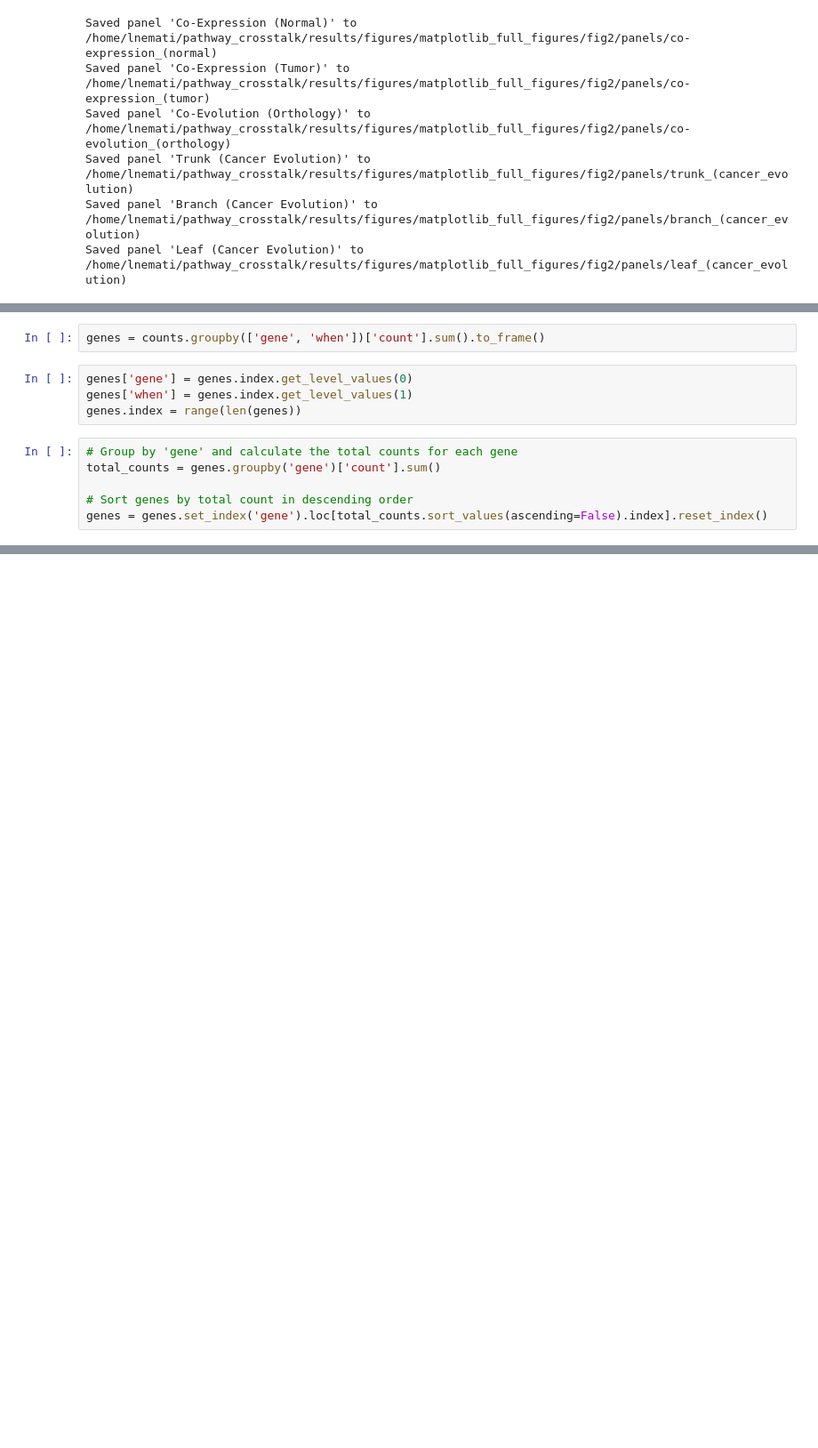
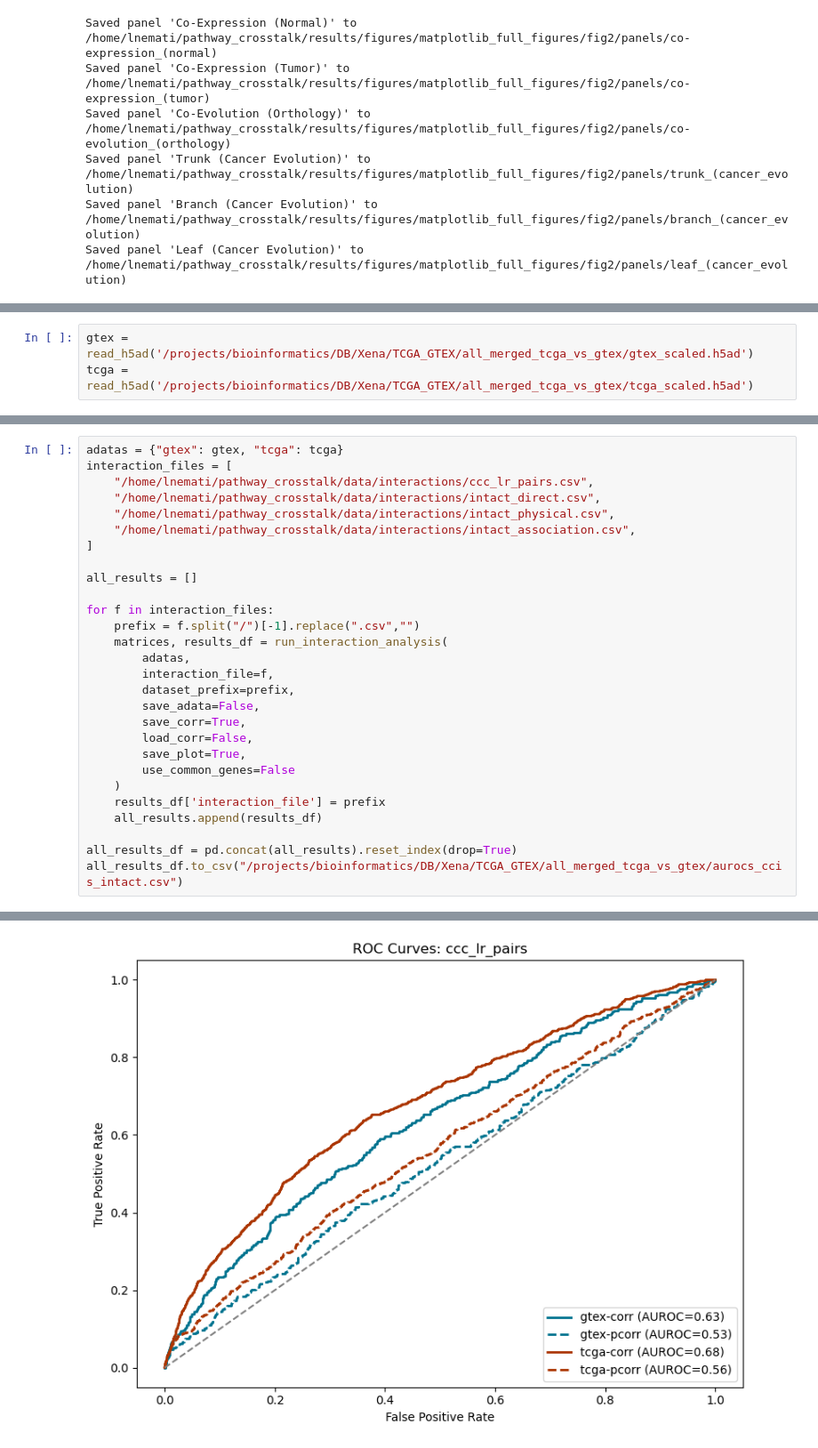
Before and after one commit to lorenzoamir/cci_circuits_paper_2025, a Jupyter notebook: code/notebooks/appeal.ipynb, the cells around one changed output, grey strips where cells are left out. Shown at 89% size. Drawn from its saved outputs; the diff is of its cells as text; blank space fills up the shorter version.

```diff
--- a/code/notebooks/appeal.ipynb
+++ b/code/notebooks/appeal.ipynb
@@ -1390,12 +884,0 @@ counts.loc[counts.gene.isin(ccc_genes), 'ccc'] = True
-# %%
-genes = counts.groupby(['gene', 'when'])['count'].sum().to_frame()
-# %%
-genes['gene'] = genes.index.get_level_values(0)
-genes['when'] = genes.index.get_level_values(1)
-genes.index = range(len(genes))
-# %%
-# Group by 'gene' and calculate the total counts for each gene
-total_counts = genes.groupby('gene')['count'].sum()
-
-# Sort genes by total count in descending order
-genes = genes.set_index('gene').loc[total_counts.sort_values(ascending=False).index].reset_index()
@@ -2346,0 +1058,3 @@ Name: auprc, dtype: float64
+# %%
+gtex = read_h5ad('/projects/bioinformatics/DB/Xena/TCGA_GTEX/all_merged_tcga_vs_gtex/gtex_scaled.h5ad')
+tcga = read_h5ad('/projects/bioinformatics/DB/Xena/TCGA_GTEX/all_merged_tcga_vs_gtex/tcga_scaled.h5ad')
@@ -2346,0 +1233,29 @@ Name: auprc, dtype: float64
+# %%
+adatas = {"gtex": gtex, "tcga": tcga}
+interaction_files = [
+    "/home/lnemati/pathway_crosstalk/data/interactions/ccc_lr_pairs.csv",
+    "/home/lnemati/pathway_crosstalk/data/interactions/intact_direct.csv",
+    "/home/lnemati/pathway_crosstalk/data/interactions/intact_physical.csv",
+    "/home/lnemati/pathway_crosstalk/data/interactions/intact_association.csv",
+]
+
+all_results = []
+
+for f in interaction_files:
+    prefix = f.split("/")[-1].replace(".csv","")
+    matrices, results_df = run_interaction_analysis(
+        adatas,
+        interaction_file=f,
+        dataset_prefix=prefix,
+        save_adata=False,
+        save_corr=True,
+        load_corr=False,
+        save_plot=True,
+        use_common_genes=False
+    )
+    results_df['interaction_file'] = prefix
+    all_results.append(results_df)
+
+all_results_df = pd.concat(all_results).reset_index(drop=True)
+all_results_df.to_csv("/projects/bioinformatics/DB/Xena/TCGA_GTEX/all_merged_tcga_vs_gtex/aurocs_ccis_intact.csv")
+# %% [output]
@@ -2346,0 +1282 @@ Name: auprc, dtype: float64
+[figure, added]
```
Also changed, not shown: parts of 135 cells of this notebook, 47 other files.
